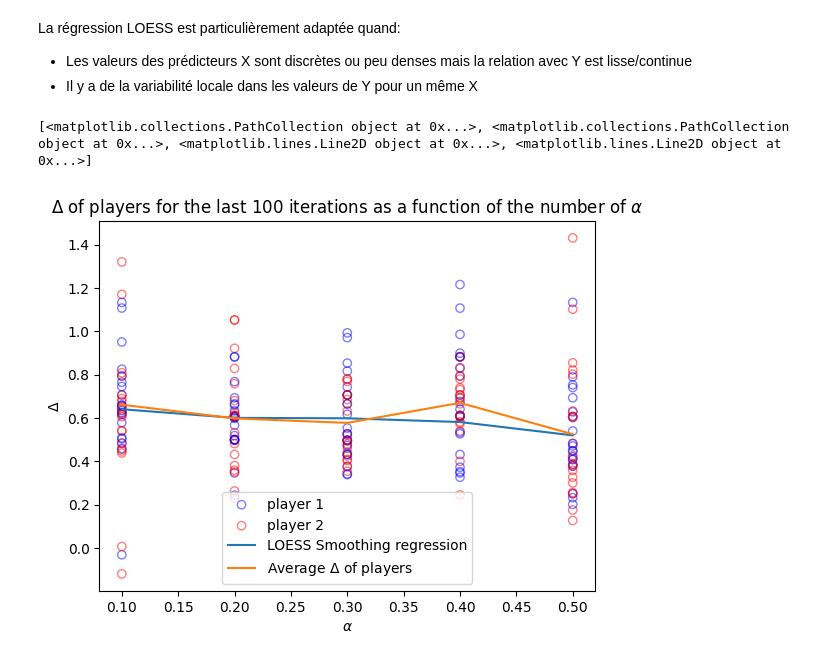
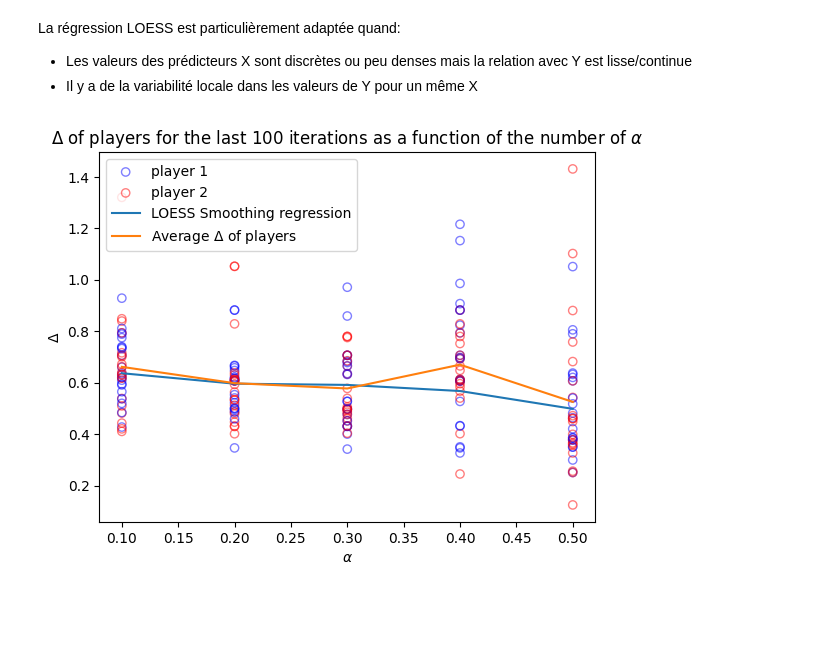
Before and after one commit to Suzie14/RLandPricing, a Jupyter notebook: notebooks/var_alpha.ipynb, the cells around one changed output. Cells and saved outputs as stored; diff of their text form; code cells hidden in the pictures; blank space fills up the shorter version.

```diff
--- a/notebooks/var_alpha.ipynb
+++ b/notebooks/var_alpha.ipynb
@@ -130,7 +130,7 @@ for param_ind in range(n_params):
   # Loop through each sample
   for sample_ind in range(len(aggregated_agents[0])):
     for j in range (2):
-      Rmean[param_ind][sample_ind][j] = aggregated_agents[param_ind][sample_ind][-5:,j].mean()
+      Rmean[param_ind][sample_ind][j] = aggregated_agents[param_ind][sample_ind][-100:,j].mean()
       DRmean[param_ind][sample_ind][j] = (Rmean[param_ind][sample_ind][j] - RN)/(RC - RN)
       agg_Rmean[param_ind][j] = agg[param_ind][-100:,j].mean()
       agg_DRmean[param_ind][j] = (agg_Rmean[param_ind][j] - RN)/(RC - RN)
@@ -149,32 +149,31 @@ for param_ind in range(n_params):
       handles.append(h2)
       labels.append('player 2')
 
     X.append(alpha[param_ind])
     X.append(alpha[param_ind])
     Y.append(DRmean[param_ind][sample_ind][0])
     Y.append(DRmean[param_ind][sample_ind][1])
 
 
   # End of sample loop
 reg = lowess.lowess(Y, X)[:,1]
 h3 = plt.plot(X,reg, label = 'LOESS Smoothing regression')
 handles.append(h3)
 labels.append('LOESS Smoothing regression')
 
 av = np.mean(agg_DRmean, axis=1)
 h4 = plt.plot(alpha,av, label='Average $\\Delta$ of players')
 handles.append(h4)
 labels.append('Average $\\Delta$ of players')
 
 plt.xlabel('$\\alpha$')
 plt.ylabel('$\\Delta$')
 plt.title('$\\Delta$ of players for the last 100 iterations as a function of the number of $\\alpha$')
 
 handles = [handle[0] if type(handle)==list else handle for handle in handles]#in each list take all elements
 labels = [label[0] if type(label)==list else label for label in labels]
 
 plt.legend(handles, labels)
 plt.show()
 # %% [output]
-[<matplotlib.collections.PathCollection object at 0x...>, <matplotlib.collections.PathCollection object at 0x...>, <matplotlib.lines.Line2D object at 0x...>, <matplotlib.lines.Line2D object at 0x...>]
-[figure, old version]
+[figure, new version]
```
Also changed, not shown: 3 other files.
